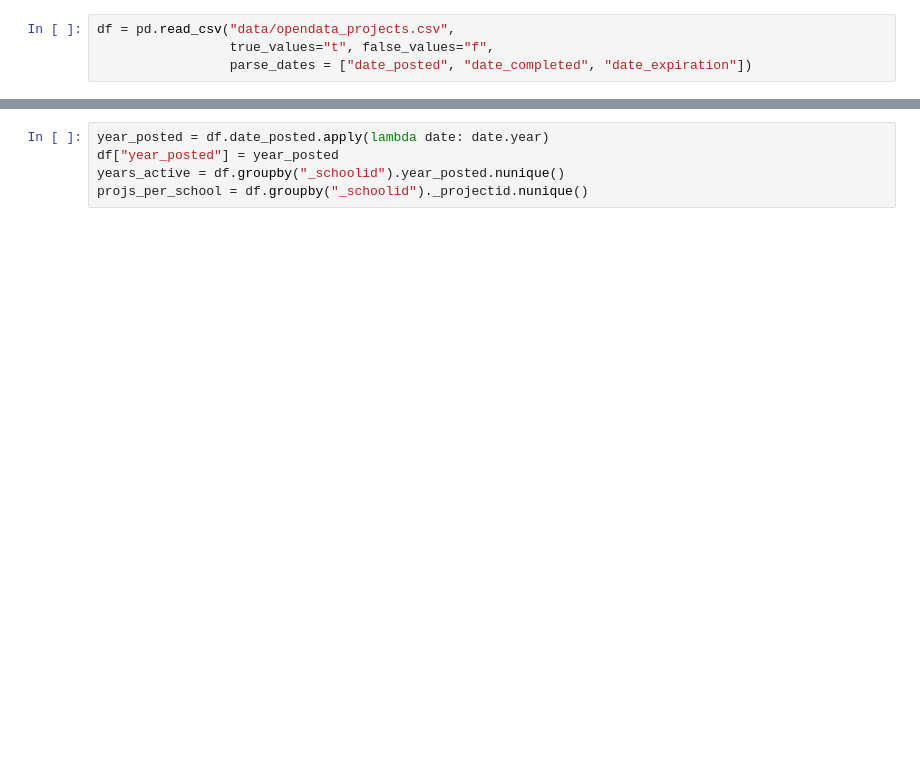
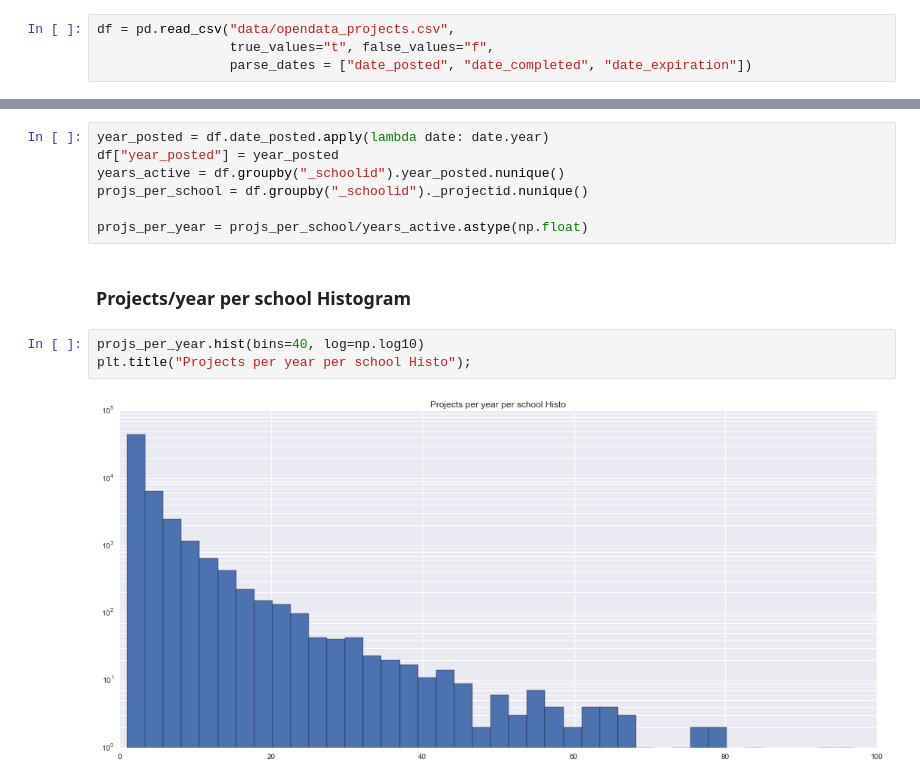
Before and after one commit to abshinn/mind-the-gap, a Jupyter notebook: EDA.ipynb, the cells around one changed output, grey strips where cells are left out. Cells and saved outputs as stored; diff of their text form; blank space fills up the shorter version.

```diff
--- a/EDA.ipynb
+++ b/EDA.ipynb
@@ -36,6 +74,15 @@ year_posted = df.date_posted.apply(lambda date: date.year)
 df["year_posted"] = year_posted
 years_active = df.groupby("_schoolid").year_posted.nunique()
 projs_per_school = df.groupby("_schoolid")._projectid.nunique()
+
+projs_per_year = projs_per_school/years_active.astype(np.float)
+# %% [markdown]
+### Projects/year per school Histogram
+# %%
+projs_per_year.hist(bins=40, log=np.log10)
+plt.title("Projects per year per school Histo");
+# %% [output]
+[figure, added]
 # %%
 # years_active.hist(bins=13)
 year_posted.hist(bins=13)
```
Also changed, not shown: parts of 11 cells of this notebook, 1 other file.
